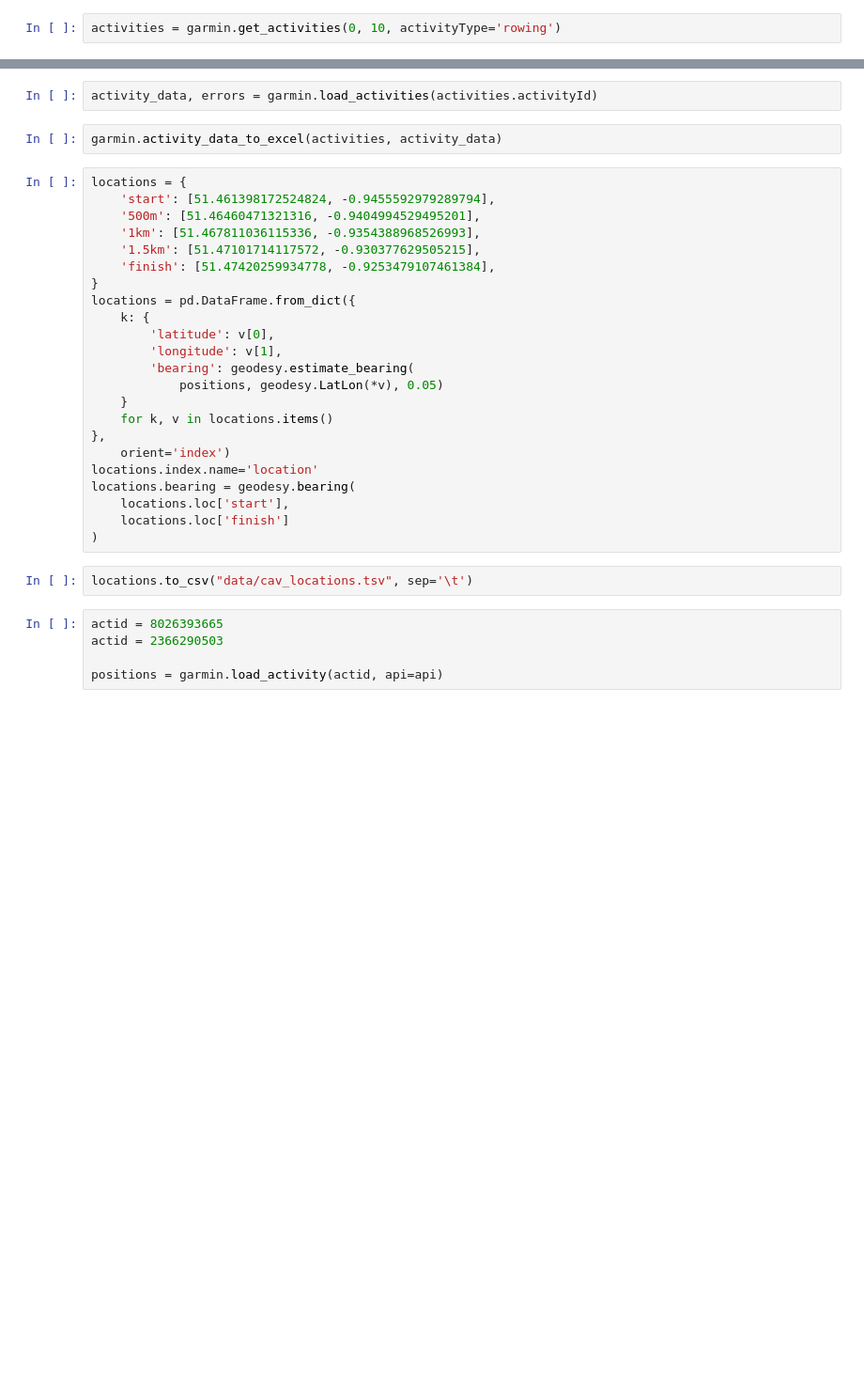
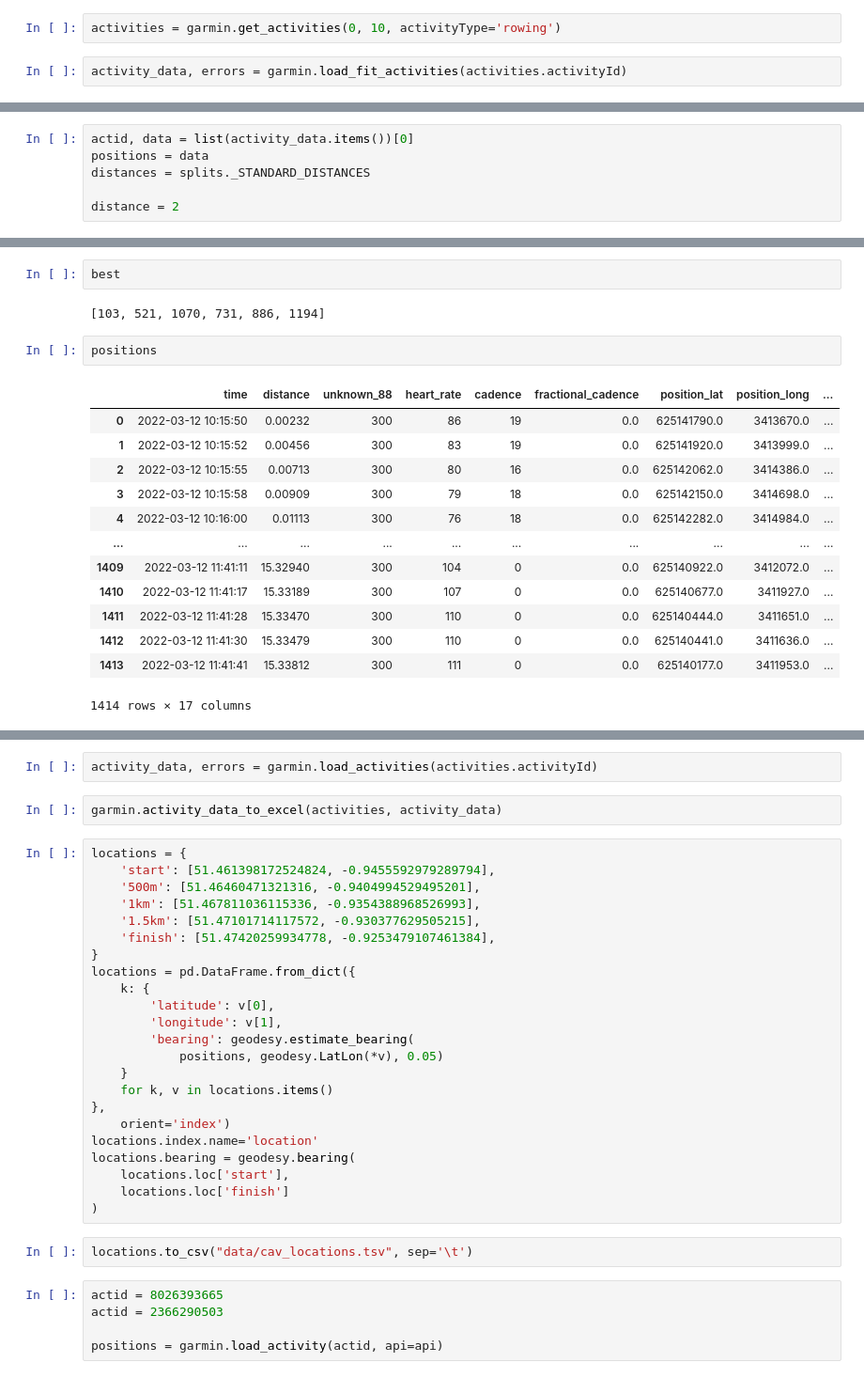
Before and after one commit to matthewghgriffiths/gps_analysis, a Jupyter notebook: gps_analysis.ipynb, the cells around one changed output, grey strips where cells are left out. Shown: that part at 94% size. Drawn from its saved outputs; the diff is of its cells as text; blank space fills up the shorter version.

```diff
--- a/gps_analysis.ipynb
+++ b/gps_analysis.ipynb
@@ -16,2 +14,4 @@ Input your Garmin password: ········
 # %%
 activities = garmin.get_activities(0, 10, activityType='rowing')
+# %%
+activity_data, errors = garmin.load_fit_activities(activities.activityId)
@@ -17,0 +24,6 @@ activities = garmin.get_activities(0, 10, activityType='rowing')
+# %%
+actid, data = list(activity_data.items())[0]
+positions = data
+distances = splits._STANDARD_DISTANCES
+
+distance = 2
@@ -17,0 +129,20 @@ activities = garmin.get_activities(0, 10, activityType='rowing')
+# %%
+best
+# %% [output]
+[103, 521, 1070, 731, 886, 1194]
+# %%
+positions
+# %% [output]
+|  | time | distance | unknown_88 | heart_rate | cadence | fractional_cadence | position_lat | position_long | ... |
+| 0 | 2022-03-12 10:15:50 | 0.00232 | 300 | 86 | 19 | 0.0 | 625141790.0 | 3413670.0 | ... |
+| 1 | 2022-03-12 10:15:52 | 0.00456 | 300 | 83 | 19 | 0.0 | 625141920.0 | 3413999.0 | ... |
+| 2 | 2022-03-12 10:15:55 | 0.00713 | 300 | 80 | 16 | 0.0 | 625142062.0 | 3414386.0 | ... |
+| 3 | 2022-03-12 10:15:58 | 0.00909 | 300 | 79 | 18 | 0.0 | 625142150.0 | 3414698.0 | ... |
+| 4 | 2022-03-12 10:16:00 | 0.01113 | 300 | 76 | 18 | 0.0 | 625142282.0 | 3414984.0 | ... |
+| ... | ... | ... | ... | ... | ... | ... | ... | ... | ... |
+| 1409 | 2022-03-12 11:41:11 | 15.32940 | 300 | 104 | 0 | 0.0 | 625140922.0 | 3412072.0 | ... |
+| 1410 | 2022-03-12 11:41:17 | 15.33189 | 300 | 107 | 0 | 0.0 | 625140677.0 | 3411927.0 | ... |
+| 1411 | 2022-03-12 11:41:28 | 15.33470 | 300 | 110 | 0 | 0.0 | 625140444.0 | 3411651.0 | ... |
+| 1412 | 2022-03-12 11:41:30 | 15.33479 | 300 | 110 | 0 | 0.0 | 625140441.0 | 3411636.0 | ... |
+| 1413 | 2022-03-12 11:41:41 | 15.33812 | 300 | 111 | 0 | 0.0 | 625140177.0 | 3411953.0 | ... |
+1414 rows × 17 columns
```
Also changed, not shown: parts of 10 cells of this notebook, 2 other files.
